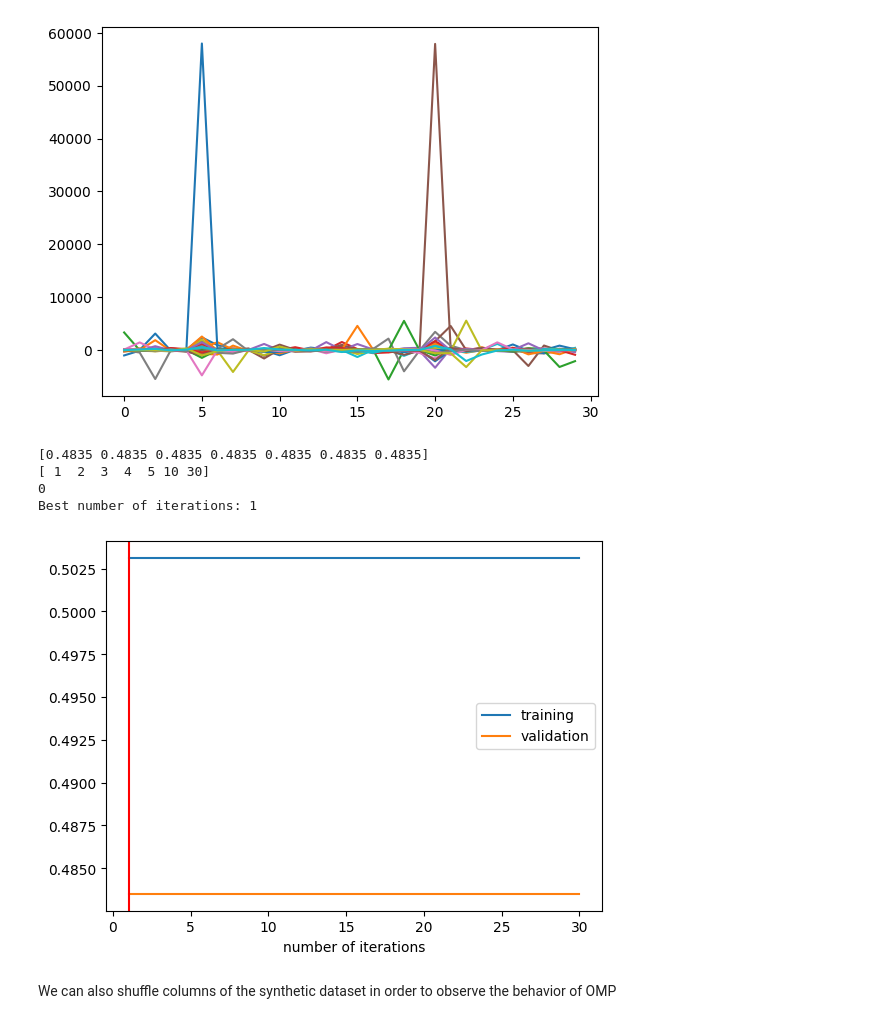
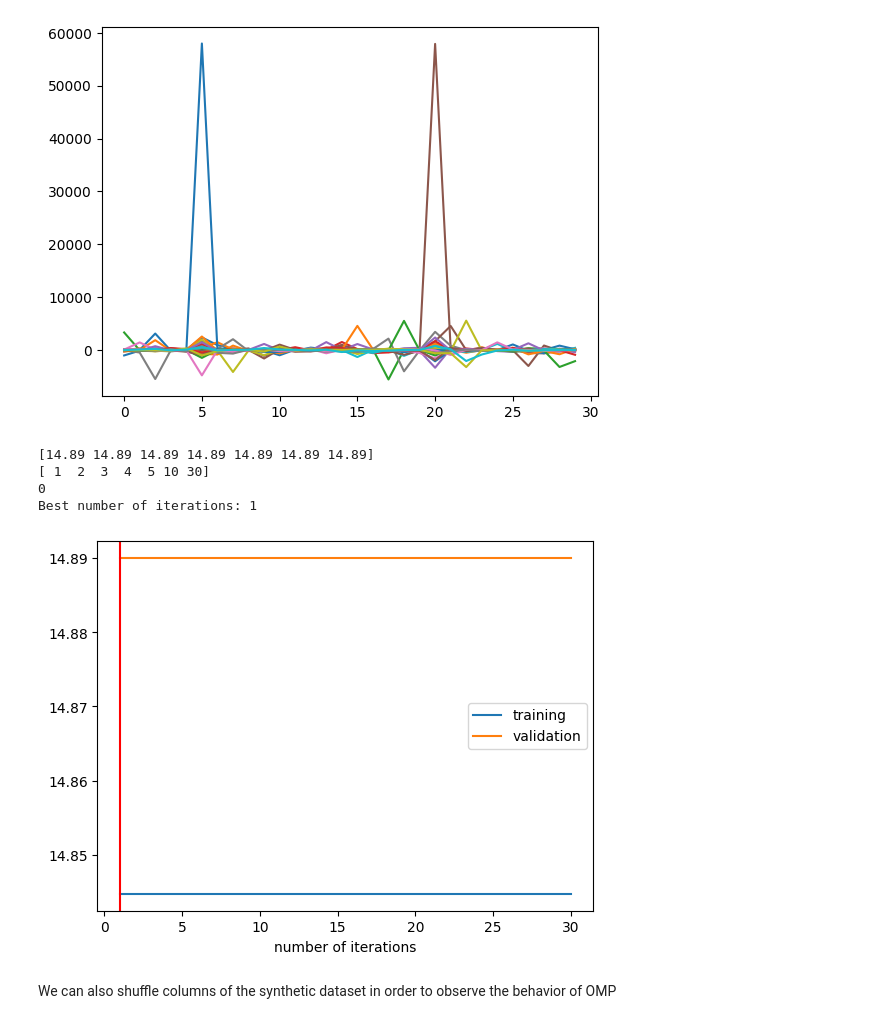
Before and after one commit to girofex/Machine-Learning-Algorithms, a Jupyter notebook: Lab7-OMP.ipynb, the cells around one changed output. Saved outputs shown, nothing was run; the diff lists cells and outputs as text; code cells hidden in the pictures.

```diff
--- a/Lab7-OMP.ipynb
+++ b/Lab7-OMP.ipynb
@@ -242,23 +242,23 @@ The test error is 14.9705
 # %%
 # run K-Fold Cross Validation
 KF = 5
 niter_list = [1, 2, 3, 4, 5, 10, d]
-bestniter, Vm, Vs, Tm, Ts = KFoldCVOMP(Xtr, Ytr, KF, niter_list)
+bestniter, Vm, Vs, Tm, Ts = KFoldCVOMP(Xtrnorm, Xtrnorm, KF, niter_list)
 
 # Plot training and validation error
 plt.subplots()
 plt.plot(niter_list, Tm, label="training")
 plt.plot(niter_list, Vm, label="validation")
 plt.legend(loc="best")
 plt.xlabel("number of iterations")
 plt.axvline(bestniter, color="red")
 print('Best number of iterations: '+str(bestniter))
 # %% [output]
-[0.4835 0.4835 0.4835 0.4835 0.4835 0.4835 0.4835]
+[14.89 14.89 14.89 14.89 14.89 14.89 14.89]
 [ 1  2  3  4  5 10 30]
 0
 Best number of iterations: 1
-[figure, old version]
+[figure, new version]
 # %% [markdown]
 We can also shuffle columns of the synthetic dataset in order to observe the behavior of OMP
 # %%
```
